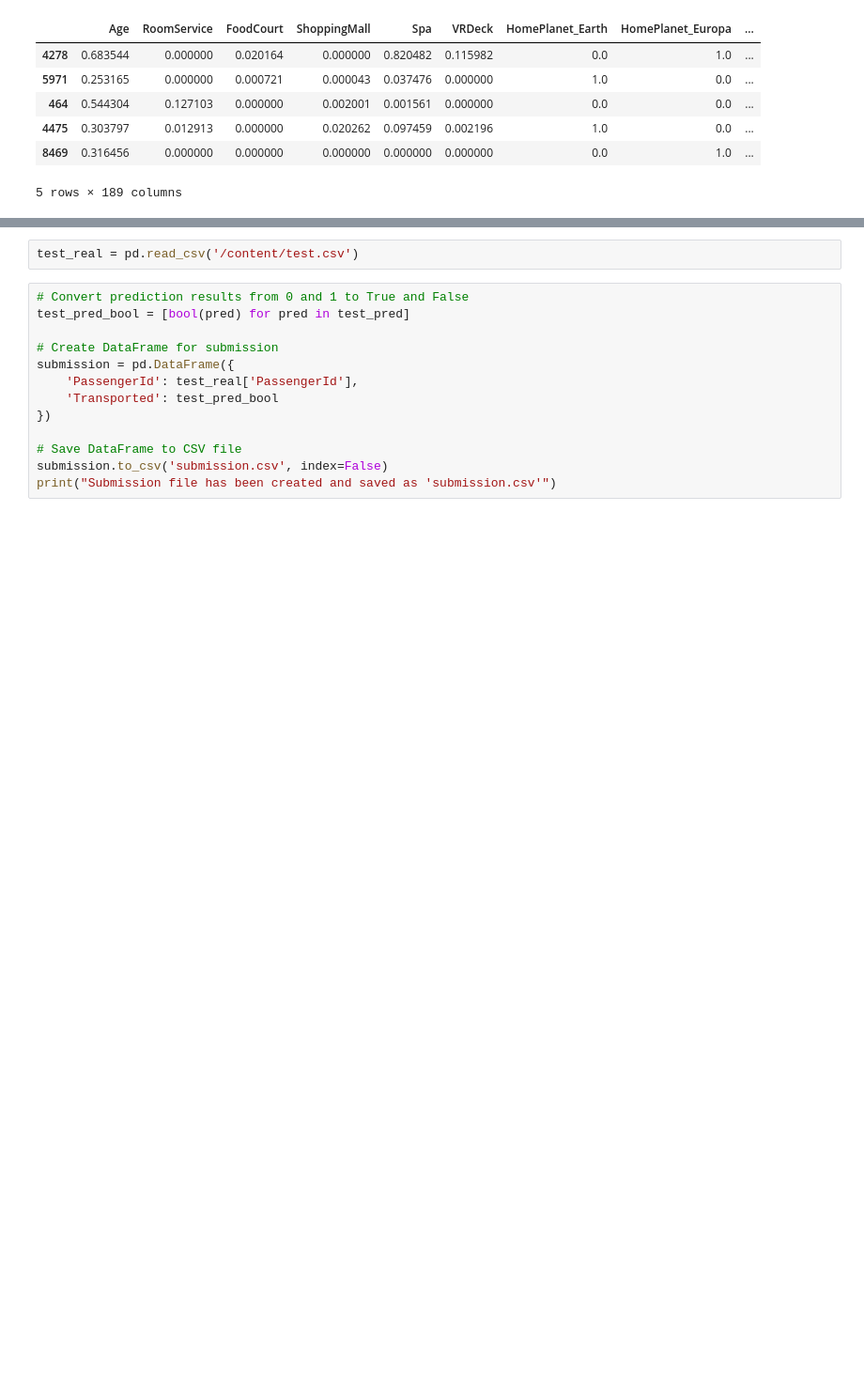
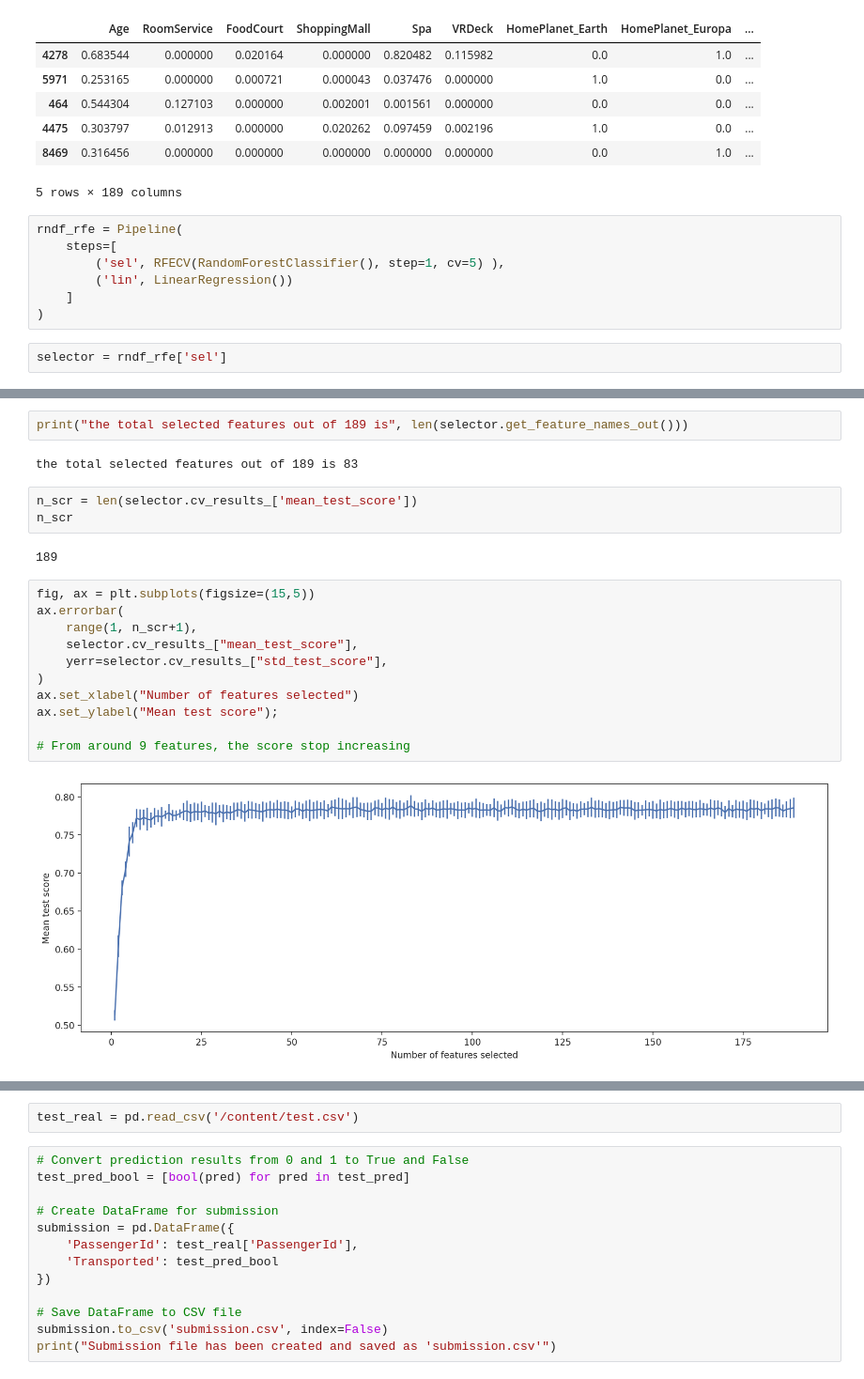
Before and after one commit to peteray-dev/Space-Titanic, a Jupyter notebook: Space_Titanic.ipynb, the cells around one changed output, grey strips where cells are left out. Shown at 94% size. Saved outputs shown, nothing was run; the diff lists cells and outputs as text; blank space fills up the shorter version.

```diff
--- a/Space_Titanic.ipynb
+++ b/Space_Titanic.ipynb
@@ -401,3 +401,12 @@ X_train_poly.head()
 | 4475 | 0.303797 | 0.012913 | 0.000000 | 0.020262 | 0.097459 | 0.002196 | 1.0 | 0.0 | ... |
 | 8469 | 0.316456 | 0.000000 | 0.000000 | 0.000000 | 0.000000 | 0.000000 | 0.0 | 1.0 | ... |
 5 rows × 189 columns
+# %%
+rndf_rfe = Pipeline(
+    steps=[
+        ('sel', RFECV(RandomForestClassifier(), step=1, cv=5) ),
+        ('lin', LinearRegression())
+    ]
+)
+# %%
+selector = rndf_rfe['sel']
@@ -403,0 +437,22 @@ X_train_poly.head()
+# %%
+print("the total selected features out of 189 is", len(selector.get_feature_names_out()))
+# %% [output]
+the total selected features out of 189 is 83
+# %%
+n_scr = len(selector.cv_results_['mean_test_score'])
+n_scr
+# %% [output]
+189
+# %%
+fig, ax = plt.subplots(figsize=(15,5))
+ax.errorbar(
+    range(1, n_scr+1),
+    selector.cv_results_["mean_test_score"],
+    yerr=selector.cv_results_["std_test_score"],
+)
+ax.set_xlabel("Number of features selected")
+ax.set_ylabel("Mean test score");
+
+# From around 9 features, the score stop increasing
+# %% [output]
+[figure, added]
```
Also changed, not shown: parts of 30 cells of this notebook.
